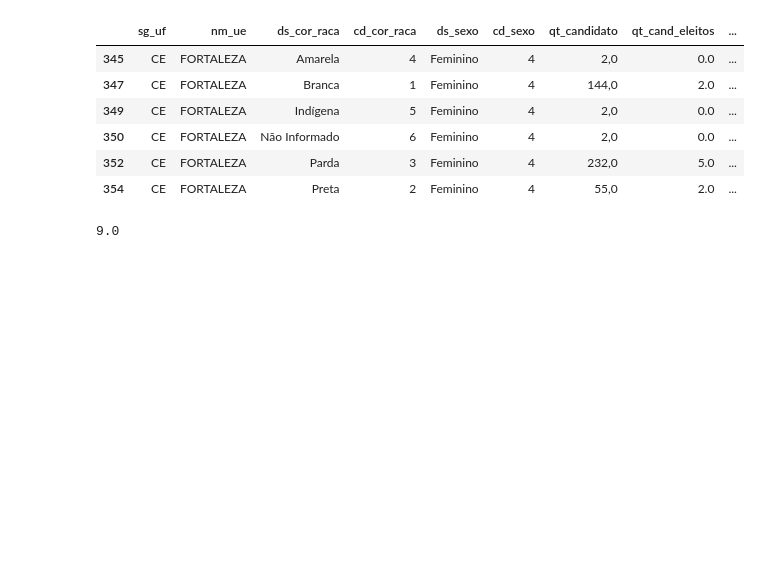
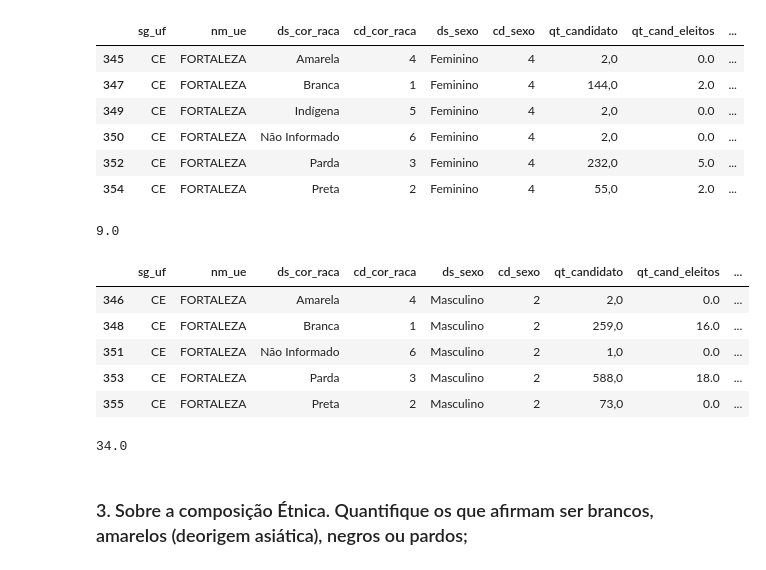
Before and after one commit to DanMSousa/TrabalhoEstatisticaFisica, a Jupyter notebook: trabalho_estatistica_bacharelado_fisica.ipynb, the cells around one changed output. Saved outputs shown, nothing was run; the diff lists cells and outputs as text; code cells hidden in the pictures; blank space fills up the shorter version.

```diff
--- a/trabalho_estatistica_bacharelado_fisica.ipynb
+++ b/trabalho_estatistica_bacharelado_fisica.ipynb
@@ -358,3 +358,18 @@ df_vereadoras_femininas.qt_cand_eleitos.sum()
 9.0
 # %%
 #contagem de vereadores homens
+df_vereadores_masculinos_eleitos = df_votacao_candidato_vereadores_fortaleza[df_votacao_candidato_vereadores_fortaleza.ds_sexo == "Masculino"]
+df_vereadores_masculinos_eleitos
+# %% [output]
+|  | sg_uf | nm_ue | ds_cor_raca | cd_cor_raca | ds_sexo | cd_sexo | qt_candidato | qt_cand_eleitos | ... |
+| 346 | CE | FORTALEZA | Amarela | 4 | Masculino | 2 | 2,0 | 0.0 | ... |
+| 348 | CE | FORTALEZA | Branca | 1 | Masculino | 2 | 259,0 | 16.0 | ... |
+| 351 | CE | FORTALEZA | Não Informado | 6 | Masculino | 2 | 1,0 | 0.0 | ... |
+| 353 | CE | FORTALEZA | Parda | 3 | Masculino | 2 | 588,0 | 18.0 | ... |
+| 355 | CE | FORTALEZA | Preta | 2 | Masculino | 2 | 73,0 | 0.0 | ... |
+# %%
+df_vereadores_masculinos_eleitos.qt_cand_eleitos.sum()
+# %% [output]
+34.0
+# %% [markdown]
+### 3. Sobre a composição Étnica. Quantifique os que afirmam ser brancos, amarelos (deorigem asiática), negros ou pardos;
```
Also changed, not shown: parts of 9 cells of this notebook.
